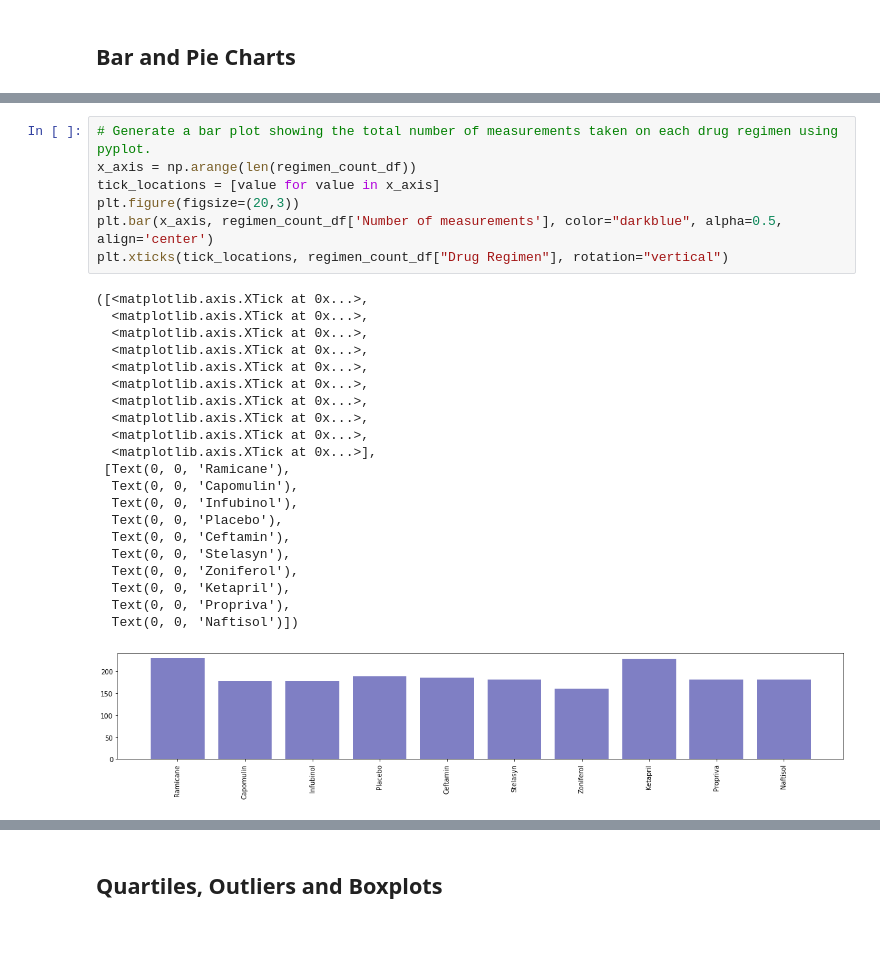
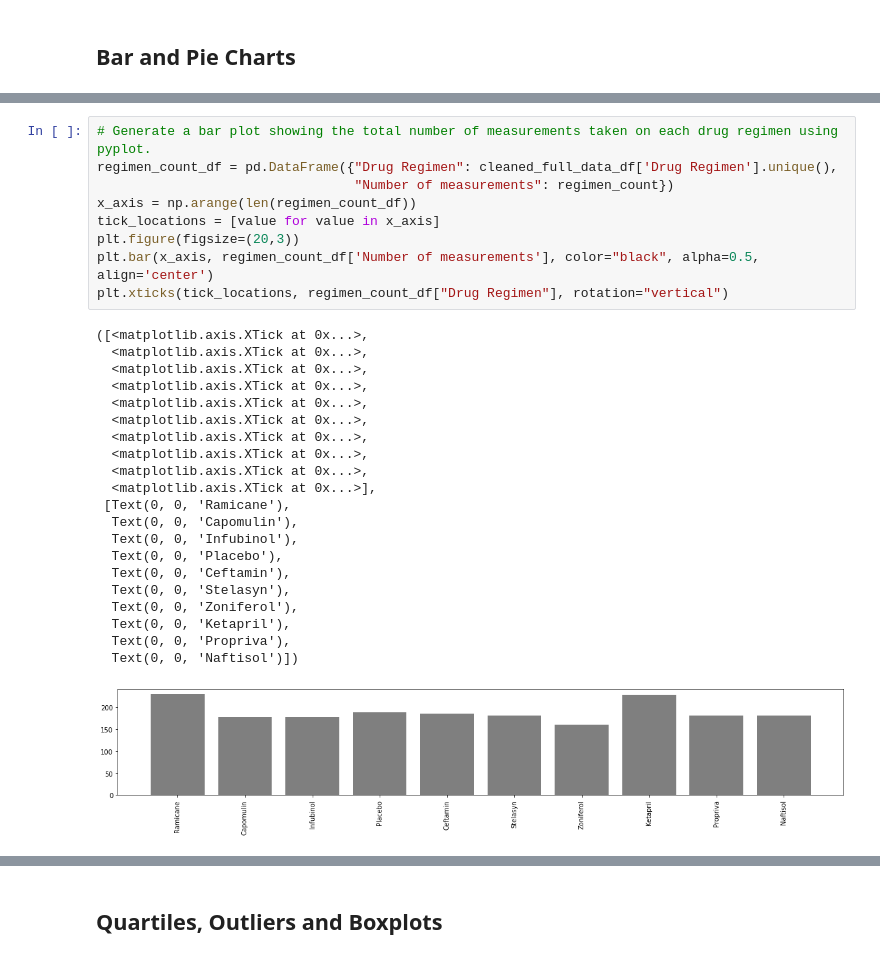
Before and after one commit to Corters22/Pymaceuticals_Review, a Jupyter notebook: pymaceuticals_starter.ipynb, the cells around one changed output, grey strips where cells are left out. Drawn from its saved outputs; the diff is of its cells as text.

```diff
--- a/pymaceuticals_starter.ipynb
+++ b/pymaceuticals_starter.ipynb
@@ -134,29 +114,31 @@ Zoniferol        Naftisol                     182
 # %%
 # Generate a bar plot showing the total number of measurements taken on each drug regimen using pyplot.
+regimen_count_df = pd.DataFrame({"Drug Regimen": cleaned_full_data_df['Drug Regimen'].unique(),
+                                 "Number of measurements": regimen_count})
 x_axis = np.arange(len(regimen_count_df))
 tick_locations = [value for value in x_axis]
 plt.figure(figsize=(20,3))
-plt.bar(x_axis, regimen_count_df['Number of measurements'], color="darkblue", alpha=0.5, align='center')
+plt.bar(x_axis, regimen_count_df['Number of measurements'], color="black", alpha=0.5, align='center')
 plt.xticks(tick_locations, regimen_count_df["Drug Regimen"], rotation="vertical")
 # %% [output]
 ([<matplotlib.axis.XTick at 0x...>,
   <matplotlib.axis.XTick at 0x...>,
   <matplotlib.axis.XTick at 0x...>,
   <matplotlib.axis.XTick at 0x...>,
   <matplotlib.axis.XTick at 0x...>,
   <matplotlib.axis.XTick at 0x...>,
   <matplotlib.axis.XTick at 0x...>,
   <matplotlib.axis.XTick at 0x...>,
   <matplotlib.axis.XTick at 0x...>,
   <matplotlib.axis.XTick at 0x...>],
  [Text(0, 0, 'Ramicane'),
   Text(0, 0, 'Capomulin'),
   Text(0, 0, 'Infubinol'),
   Text(0, 0, 'Placebo'),
   Text(0, 0, 'Ceftamin'),
   Text(0, 0, 'Stelasyn'),
   Text(0, 0, 'Zoniferol'),
   Text(0, 0, 'Ketapril'),
   Text(0, 0, 'Propriva'),
   Text(0, 0, 'Naftisol')])
-[figure, old version]
+[figure, new version]
```
Also changed, not shown: parts of 6 cells of this notebook.
